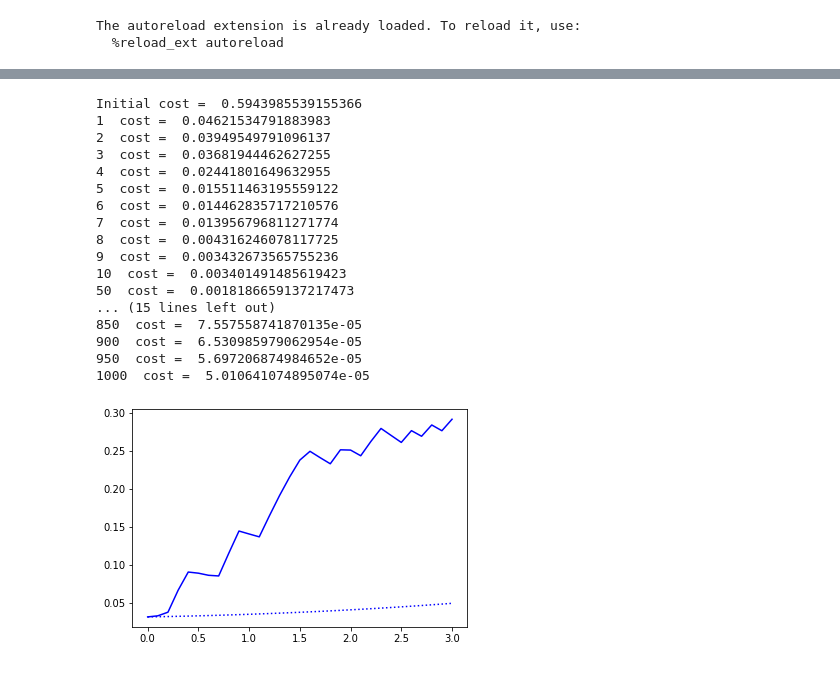
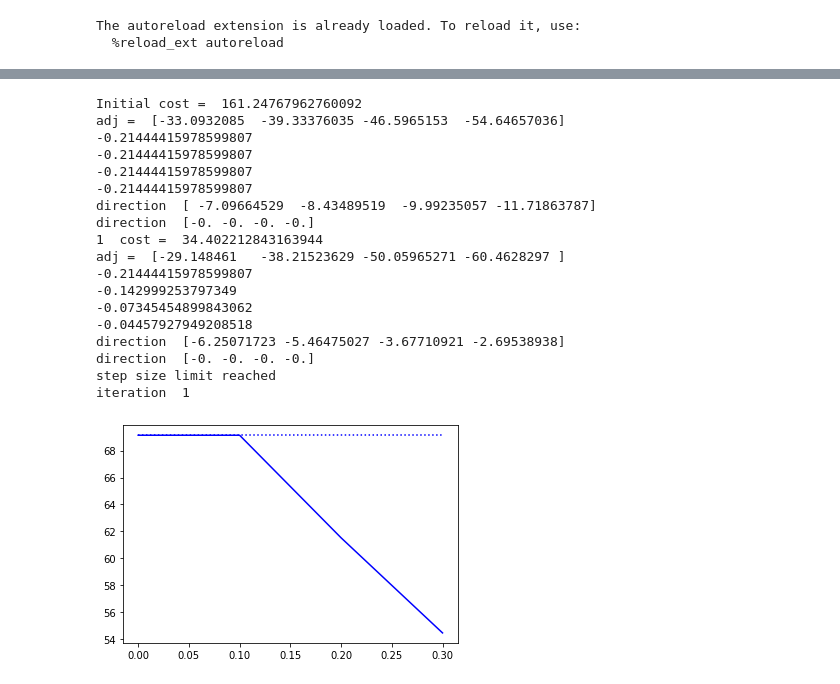
Before and after one commit to lenasal/neurolib_dev_optControl, a Jupyter notebook: Jacobian/jacobian.ipynb, the cells around one changed output, grey strips where cells are left out. Cells and saved outputs as stored; diff of their text form; code cells hidden in the pictures.

```diff
--- a/Jacobian/jacobian.ipynb
+++ b/Jacobian/jacobian.ipynb
@@ -77,37 +99,38 @@ plt.show()
 # %%
 w = 0.
-iterations = 1000
+iterations = 10
 
 u1, costlist1 = adj.opt_c(model, iterations, init, target, w, u0, v_control, maxcontrol, method='generic')
 
 model.params.x_ext = u1[:,0,:]
 model.params.y_ext = u1[:,1,:]
 
-jac.set_init(model, init, model.init_vars, model.state_vars)
+adj.set_init(model, init, model.init_vars, model.state_vars)
 model.run()
-state1 = jac.get_fullstate(model, model.state_vars, model.params.N, 2, T)
+state1 = adj.get_fullstate(model, model.state_vars, model.params.N, 2, T)
 plt.plot(model.t, start[0,0,:], linestyle=':', color='blue')
 plt.plot(model.t, state1[0,0,:], color='blue')
 plt.show()
 # %% [output]
-Initial cost =  0.5943985539155366
-1  cost =  0.04621534791883983
-2  cost =  0.03949549791096137
-3  cost =  0.03681944462627255
-4  cost =  0.02441801649632955
-5  cost =  0.015511463195559122
-6  cost =  0.014462835717210576
-7  cost =  0.013956796811271774
-8  cost =  0.004316246078117725
-9  cost =  0.003432673565755236
-10  cost =  0.003401491485619423
-50  cost =  0.0018186659137217473
-... (15 lines left out)
-850  cost =  7.557558741870135e-05
-900  cost =  6.530985979062954e-05
-950  cost =  5.697206874984652e-05
-1000  cost =  5.010641074895074e-05
+Initial cost =  161.24767962760092
+adj =  [-33.0932085  -39.33376035 -46.5965153  -54.64657036]
+-0.21444415978599807
+-0.21444415978599807
+-0.21444415978599807
+-0.21444415978599807
+direction  [ -7.09664529  -8.43489519  -9.99235057 -11.71863787]
+direction  [-0. -0. -0. -0.]
+1  cost =  34.402212843163944
+adj =  [-29.148461   -38.21523629 -50.05965271 -60.4628297 ]
+-0.21444415978599807
+-0.142999253797349
+-0.07345454899843062
+-0.04457927949208518
+direction  [-6.25071723 -5.46475027 -3.67710921 -2.69538938]
+direction  [-0. -0. -0. -0.]
+step size limit reached
+iteration  1
-[figure, old version]
+[figure, new version]
 # %%
 u2, costlist2 = adj.opt_c(model, iterations, init, target, w, u0, v_control, maxcontrol, method='analytic')
 
```
Also changed, not shown: parts of 9 cells of this notebook, 11 other files.
